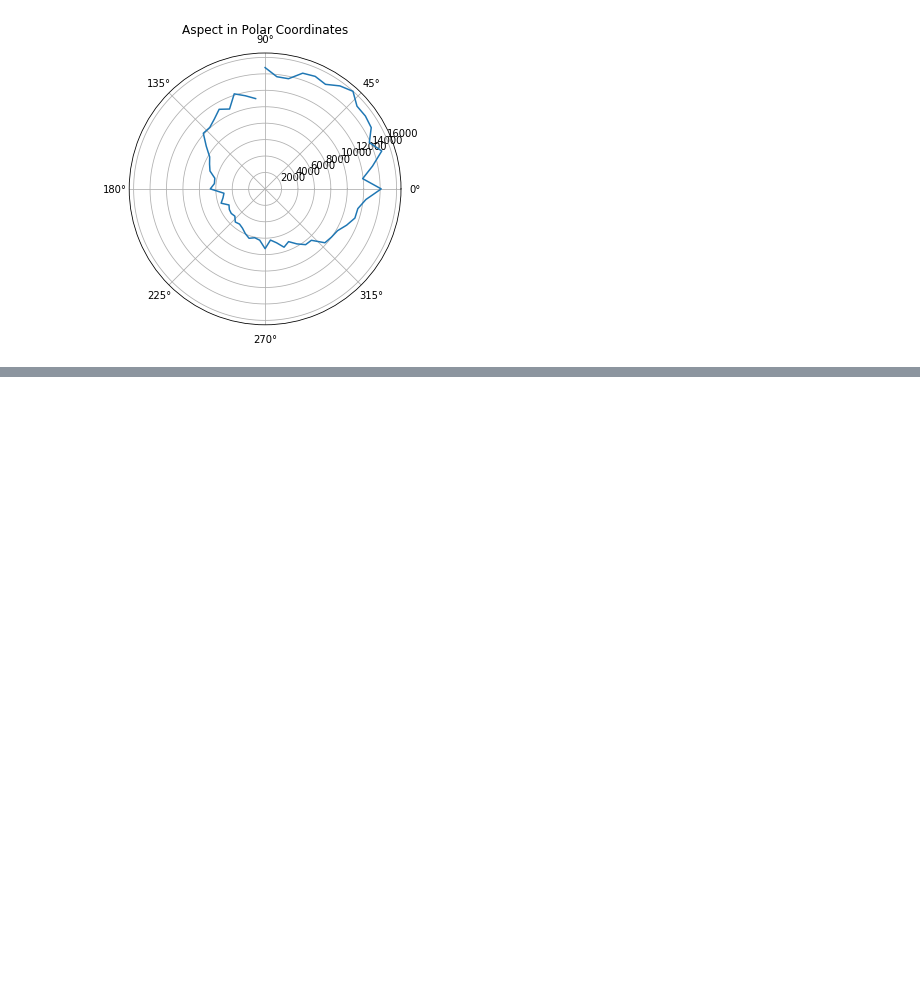
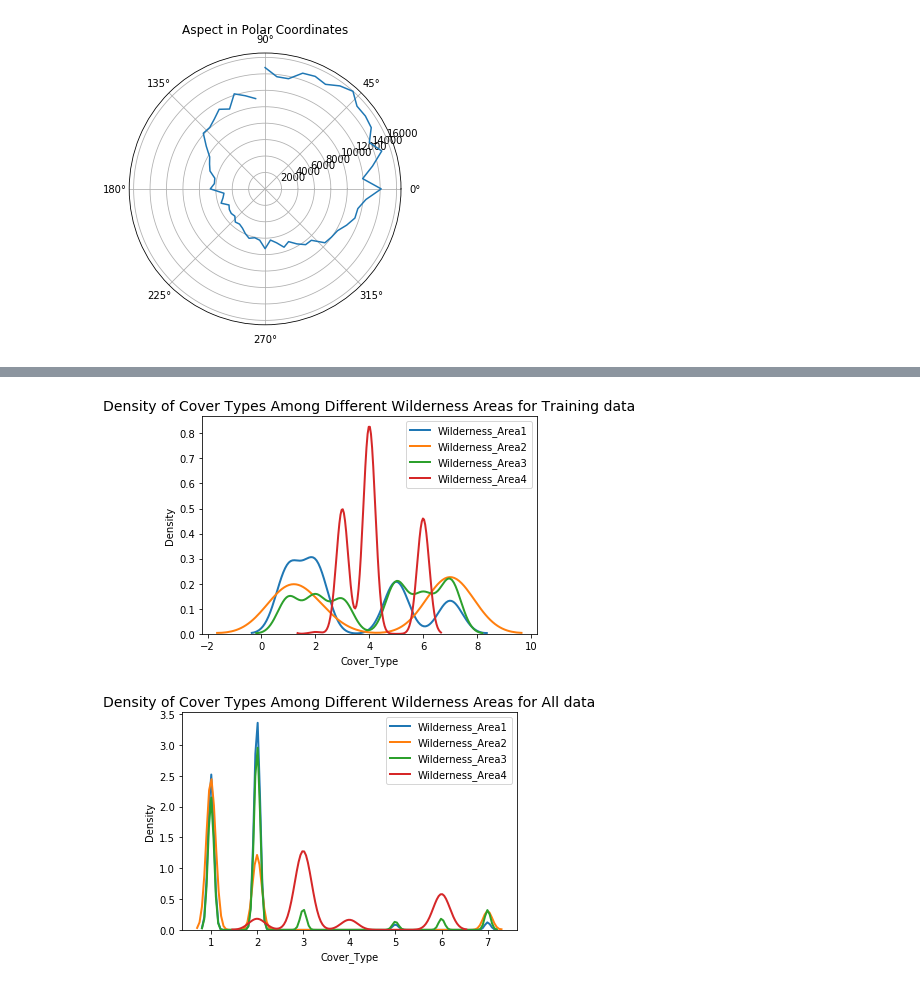
Before and after one commit to aidan-jackson-data/Forest-Cover-Type-Prediction, a Jupyter notebook: 207-final-notebook.ipynb, the cells around one changed output, grey strips where cells are left out. Drawn from its saved outputs; the diff is of its cells as text; code cells hidden in the pictures; blank space fills up the shorter version.

```diff
--- a/207-final-notebook.ipynb
+++ b/207-final-notebook.ipynb
@@ -191,0 +269,47 @@ plt.show()
+# %%
+# Check if the Cover_Type shows non-uniform distribution among different Wilderness_Areas
+# Create one column as Wilderness_Area_Type and represent it as categorical data
+
+data = train_df.copy()
+data['Wilderness_Area_Type'] = (data.iloc[:, 11:15] == 1).idxmax(1)
+
+#list of wilderness areas
+wilderness_areas = sorted(data['Wilderness_Area_Type'].value_counts().index.tolist())
+
+# distribution of the cover type in different wilderness areas
+figsize=(14,10)
+
+# plot cover_type distribution for each wilderness area
+for area in wilderness_areas:
+    subset = data[data['Wilderness_Area_Type'] == area]
+    sns.kdeplot(subset["Cover_Type"], label=area, linewidth=2)
+
+# set title, legends and labels
+plt.ylabel("Density")
+plt.xlabel("Cover_Type")
+plt.title("Density of Cover Types Among Different Wilderness Areas for Training data", size=14)
+plt.show()
+
+
+data = raw_data.copy()
+data['Wilderness_Area_Type'] = (data.iloc[:, 10:14] == 1).idxmax(1)
+
+#list of wilderness areas
+wilderness_areas = sorted(data['Wilderness_Area_Type'].value_counts().index.tolist())
+
+# distribution of the cover type in different wilderness areas
+figsize=(14,10)
+
+# plot cover_type distribution for each wilderness area
+for area in wilderness_areas:
+    subset = data[data['Wilderness_Area_Type'] == area]
+    sns.kdeplot(subset["Cover_Type"], label=area, linewidth=2)
+
+# set title, legends and labels
+plt.ylabel("Density")
+plt.xlabel("Cover_Type")
+plt.title("Density of Cover Types Among Different Wilderness Areas for All data", size=14)
+plt.show()
+# %% [output]
+[figure, added]
+[figure, added]
```
Also changed, not shown: parts of 22 cells of this notebook.
